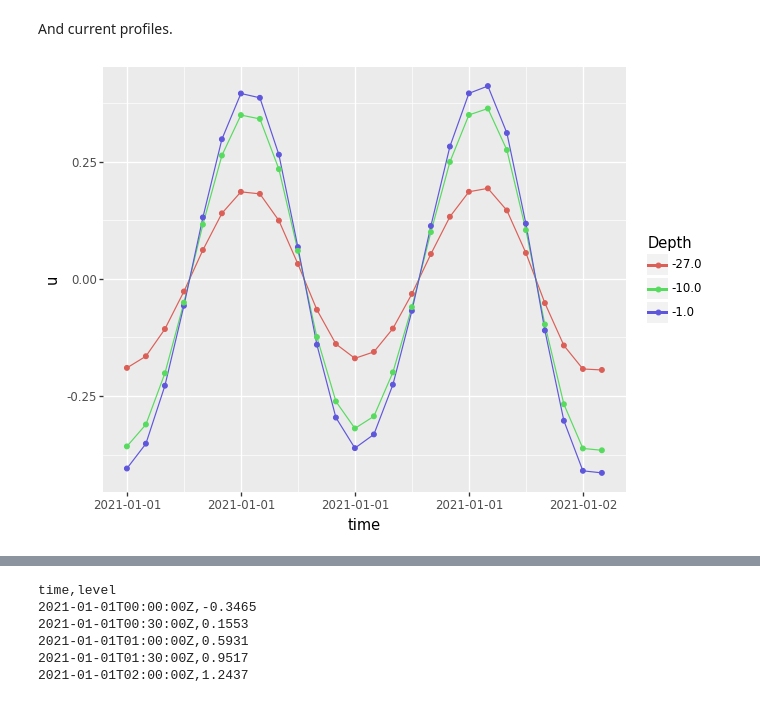
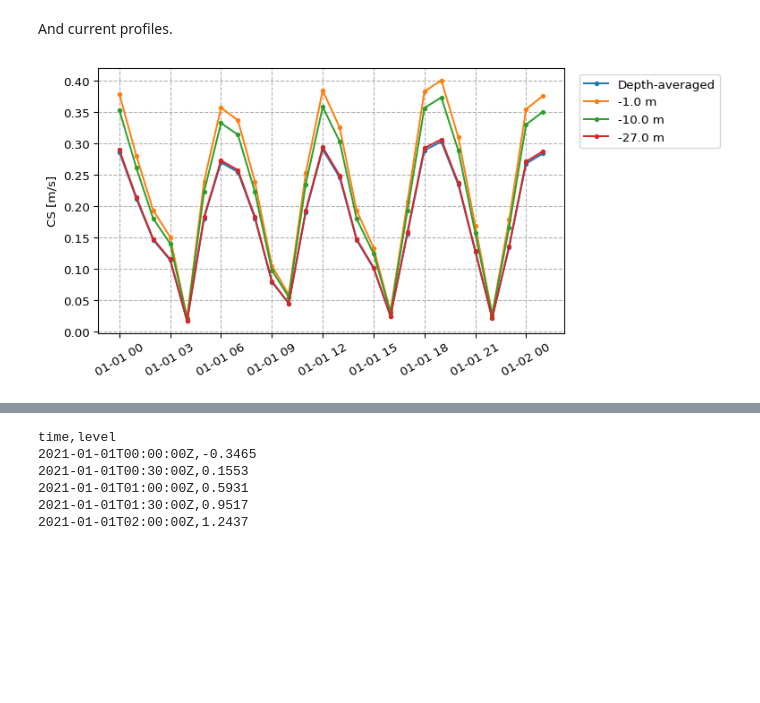
Before and after one commit to DHI/tidepredictor, a Jupyter notebook: getting-started.ipynb, the cells around one changed output, grey strips where cells are left out. Drawn from its saved outputs; the diff is of its cells as text; code cells hidden in the pictures; blank space fills up the shorter version.

```diff
--- a/getting-started.ipynb
+++ b/getting-started.ipynb
@@ -92,9 +102,9 @@ df = predictor.predict_depth_averaged(
 # %% [markdown]
 And current profiles.
 # %%
-path = tp.get_default_constituent_path(tp.PredictionType.current,model_name="DTU10")
+path = tp.get_default_constituent_path(tp.PredictionType.current,model_name="FES2014")
 
-repo = tp.NetCDFConstituentRepository(path,model_name="DTU10")
+repo = tp.NetCDFConstituentRepository(path,model_name="FES2014")
 
 predictor = tp.CurrentPredictor(repo, alpha=1.0/3)
 
@@ -106,15 +116,20 @@ df = predictor.predict_profile(
     interval=timedelta(hours=1),
     levels=[-1.0, -10.0, -27.0]
 )
-# %%
-from plotnine import *
-
-(
-    ggplot(df, aes("time","u", color="factor(depth)"))
-    + geom_line() + geom_point()
-    + labs(color="Depth")
-
-)
-# %% [output]
-[figure, removed]
+# %%
+import pandas as pd
+import matplotlib.pyplot as plt
+
+fig, ax = plt.subplots(figsize=(7,4))
+
+ax.plot(df["time"],df["CS_avg"],marker=".",label="Depth-averaged")
+for depth in [-1.0, -10.0, -27.0]:
+    ax.plot(df["time"],df[f"CS_({depth})"],marker=".",label=f"{depth} m")
+
+ax.grid("True",ls="--")
+ax.set_ylabel("CS [m/s]")
+ax.legend(loc="upper left",bbox_to_anchor=(1.02,1.0))
+ax.tick_params(axis="x",rotation=30)
+# %% [output]
+[figure, added]
 # %% [markdown]
```
Also changed, not shown: parts of 4 cells of this notebook, 32 other files.
